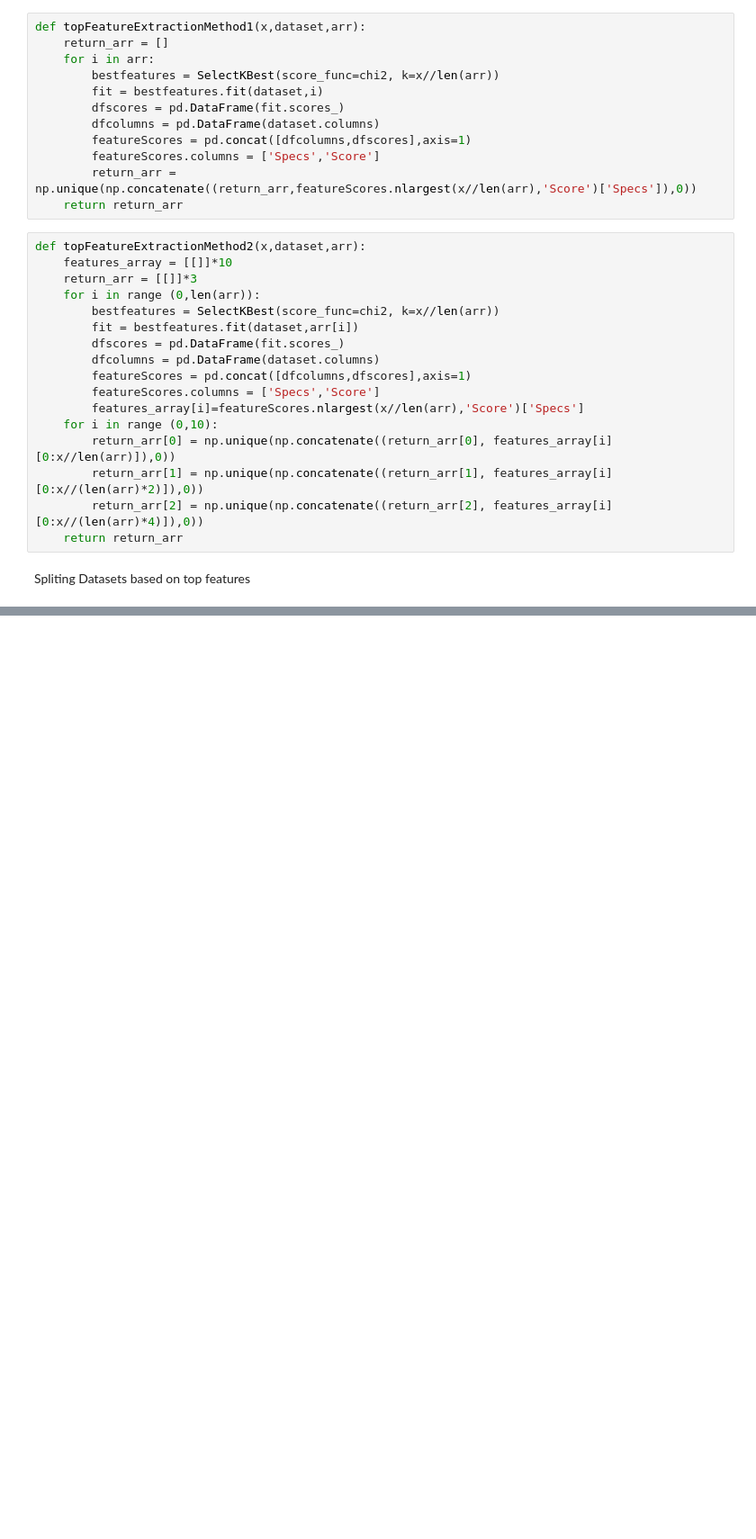
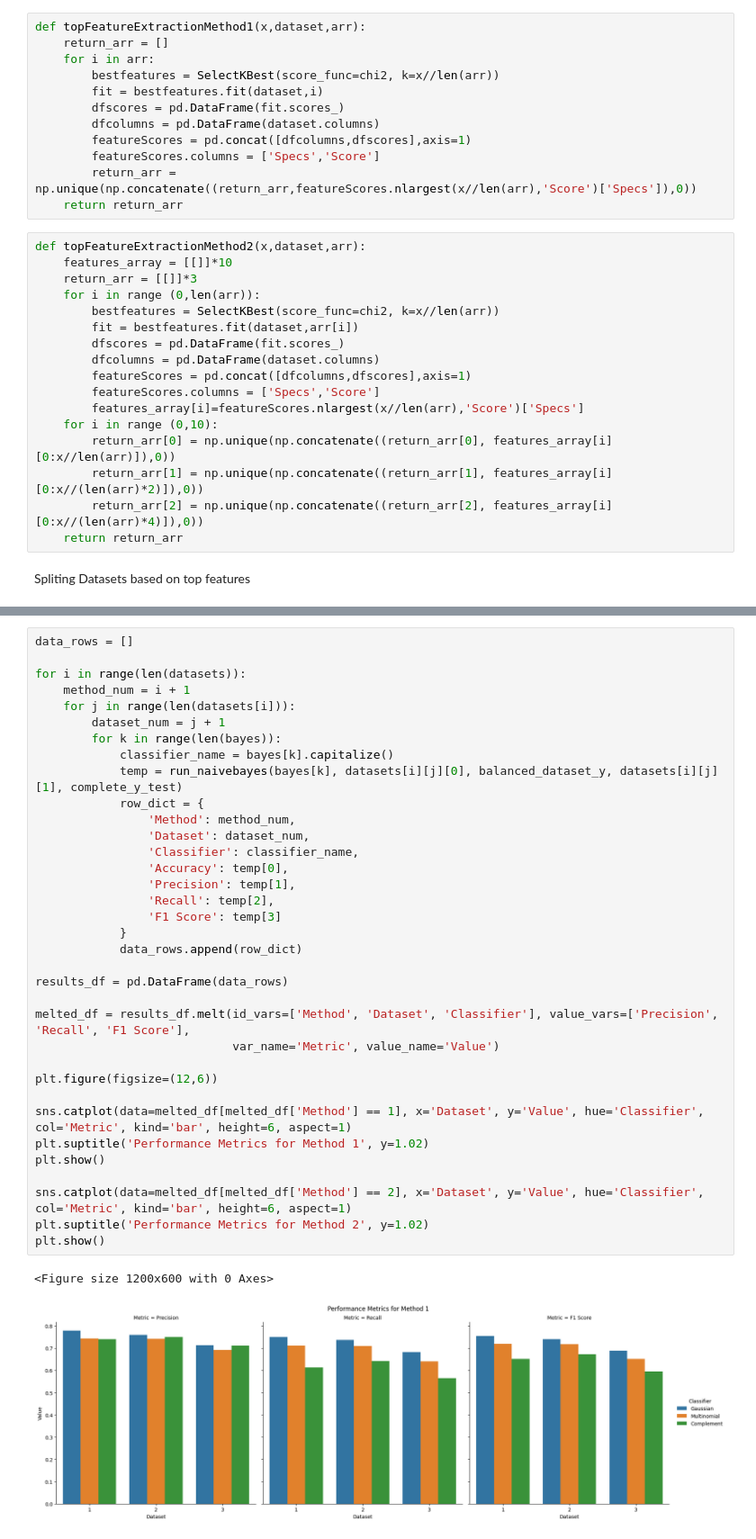
Before and after one commit to Danish3848/F20DL, a Jupyter notebook: CW/F20DL_Coursework1_Group12.ipynb, the cells around one changed output, grey strips where cells are left out. Shown at 90% size. Cells and saved outputs as stored; diff of their text form; blank space fills up the shorter version.

```diff
--- a/CW/F20DL_Coursework1_Group12.ipynb
+++ b/CW/F20DL_Coursework1_Group12.ipynb
@@ -714,0 +804,38 @@ for i in range (0,len(datasets)):
+# %%
+data_rows = []
+
+for i in range(len(datasets)):
+    method_num = i + 1
+    for j in range(len(datasets[i])):
+        dataset_num = j + 1
+        for k in range(len(bayes)):
+            classifier_name = bayes[k].capitalize()
+            temp = run_naivebayes(bayes[k], datasets[i][j][0], balanced_dataset_y, datasets[i][j][1], complete_y_test)
+            row_dict = {
+                'Method': method_num,
+                'Dataset': dataset_num,
+                'Classifier': classifier_name,
+                'Accuracy': temp[0],
+                'Precision': temp[1],
+                'Recall': temp[2],
+                'F1 Score': temp[3]
+            }
+            data_rows.append(row_dict)
+
+results_df = pd.DataFrame(data_rows)
+
+melted_df = results_df.melt(id_vars=['Method', 'Dataset', 'Classifier'], value_vars=['Precision', 'Recall', 'F1 Score'],
+                            var_name='Metric', value_name='Value')
+
+plt.figure(figsize=(12,6))
+
+sns.catplot(data=melted_df[melted_df['Method'] == 1], x='Dataset', y='Value', hue='Classifier', col='Metric', kind='bar', height=6, aspect=1)
+plt.suptitle('Performance Metrics for Method 1', y=1.02)
+plt.show()
+
+sns.catplot(data=melted_df[melted_df['Method'] == 2], x='Dataset', y='Value', hue='Classifier', col='Metric', kind='bar', height=6, aspect=1)
+plt.suptitle('Performance Metrics for Method 2', y=1.02)
+plt.show()
+# %% [output]
+<Figure size 1200x600 with 0 Axes>
+[figure, added]
```
Also changed, not shown: parts of 29 cells of this notebook.
